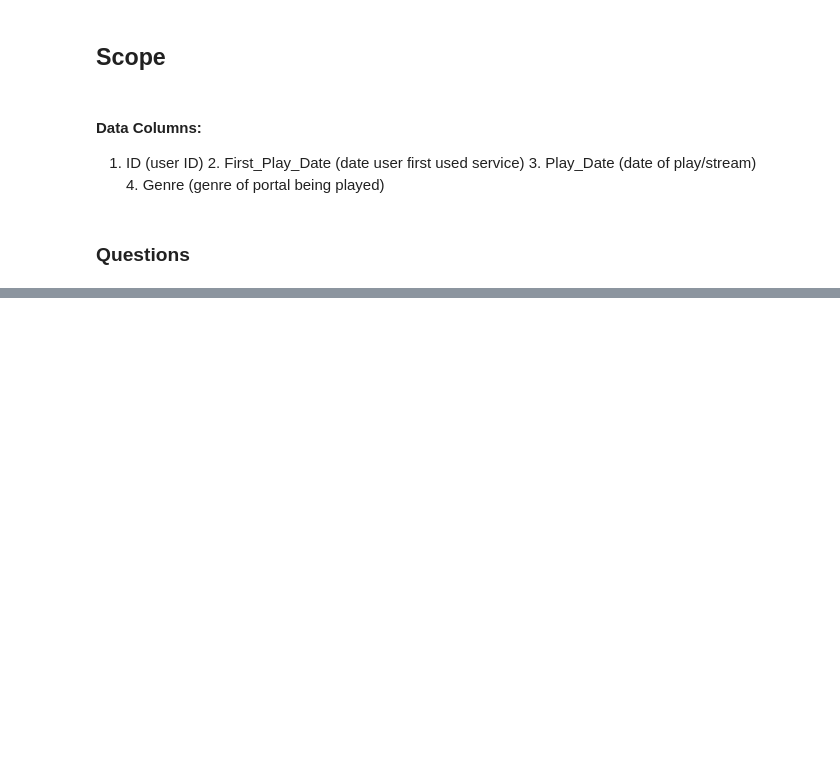
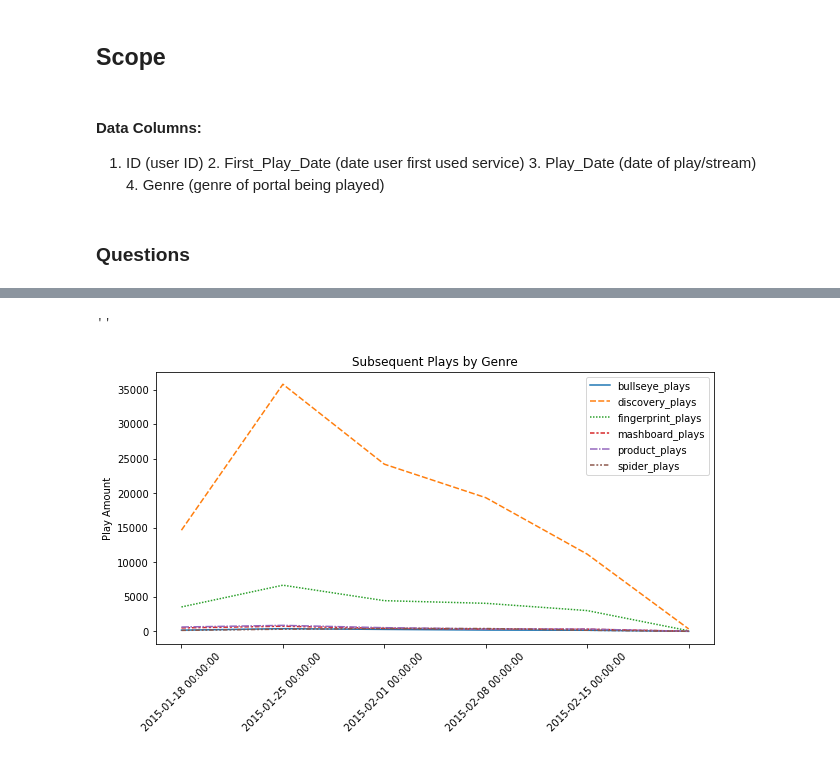
Before and after one commit to Mynusjanai/R4_data_excercise, a Jupyter notebook: R4 Data Science Exercise.ipynb, the cells around one changed output, grey strips where cells are left out. Drawn from its saved outputs; the diff is of its cells as text; code cells hidden in the pictures; blank space fills up the shorter version.

```diff
--- a/R4 Data Science Exercise.ipynb
+++ b/R4 Data Science Exercise.ipynb
@@ -47,0 +289,4 @@ r4 = pd.read_csv('data/r4_data_exercise.csv', index_col = 0)
+# %%
+# View first play dates by genre breakdown
+genre_weekly = sub_daily_genre.resample('W').sum().reset_index()
+genre_weekly.head()
@@ -47,0 +364,14 @@ r4 = pd.read_csv('data/r4_data_exercise.csv', index_col = 0)
+# %%
+# Visualizing weekly change rate of initial and secondary plays for each genre
+labels = genre_weekly['Play_Date']
+fig, ax = plt.subplots(figsize = (10, 5))
+
+sns.lineplot(data = genre_weekly)
+ax.set_ylabel('Play Amount')
+ax.set_xticklabels(labels, rotation = 45)
+ax.set_title('Subsequent Plays by Genre')
+# plt.savefig('img/weekly_plays_genre.png');
+;
+# %% [output]
+''
+[figure, added]
```
Also changed, not shown: parts of 36 cells of this notebook, 4 other files.
